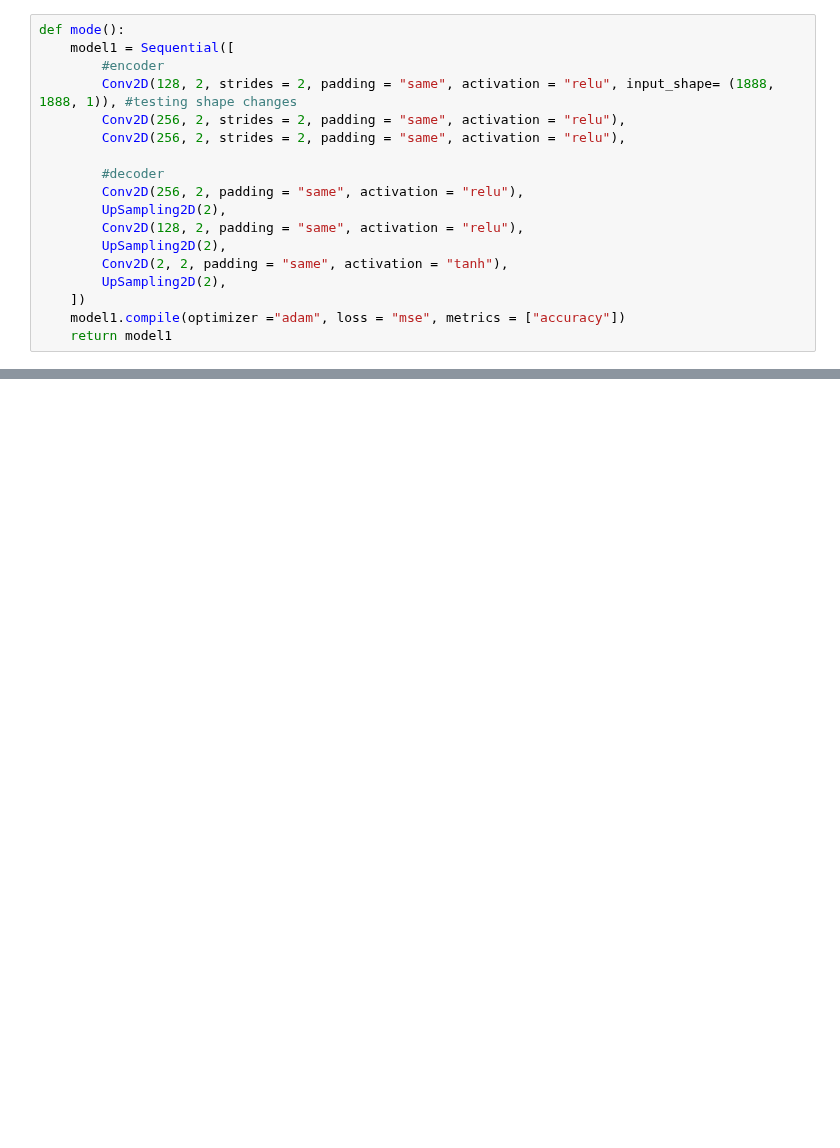
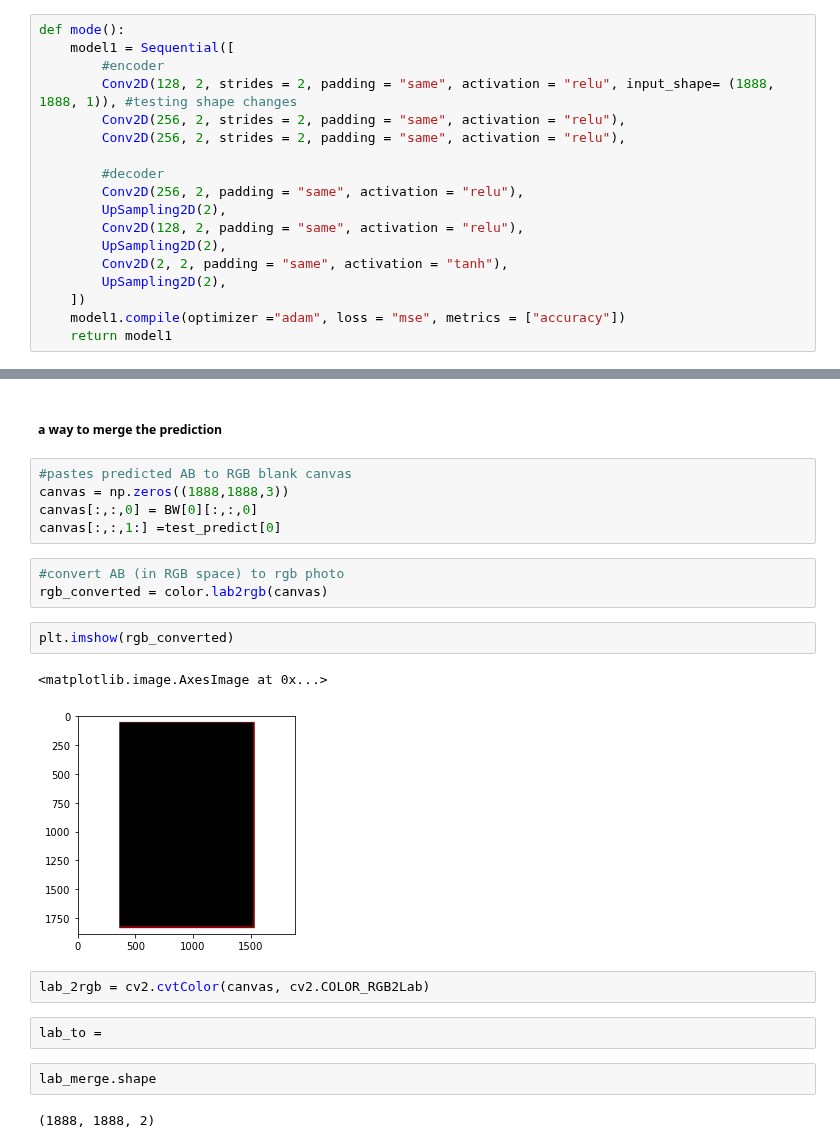
Before and after one commit to rainbowjoy1/MachineLearningClass, a Jupyter notebook: Local Copy of ML Fina_Danielle.ipynb, the cells around one changed output, grey strips where cells are left out. Cells and saved outputs as stored; diff of their text form; blank space fills up the shorter version.

```diff
--- a/Local Copy of ML Fina_Danielle.ipynb
+++ b/Local Copy of ML Fina_Danielle.ipynb
@@ -296,0 +390,23 @@ INFO:tensorflow:Assets written to: ram://8f468cfc-5ea9-4ad3-a2de-d0e49708efb8/as
+# %% [markdown]
+##### a way to merge the prediction
+# %%
+#pastes predicted AB to RGB blank canvas
+canvas = np.zeros((1888,1888,3))
+canvas[:,:,0] = BW[0][:,:,0]
+canvas[:,:,1:] =test_predict[0]
+# %%
+#convert AB (in RGB space) to rgb photo
+rgb_converted = color.lab2rgb(canvas)
+# %%
+plt.imshow(rgb_converted)
+# %% [output]
+<matplotlib.image.AxesImage at 0x...>
+[figure, added]
+# %%
+lab_2rgb = cv2.cvtColor(canvas, cv2.COLOR_RGB2Lab)
+# %%
+lab_to =
+# %%
+lab_merge.shape
+# %% [output]
+(1888, 1888, 2)
```
Also changed, not shown: parts of 40 cells of this notebook, 3 other files.
